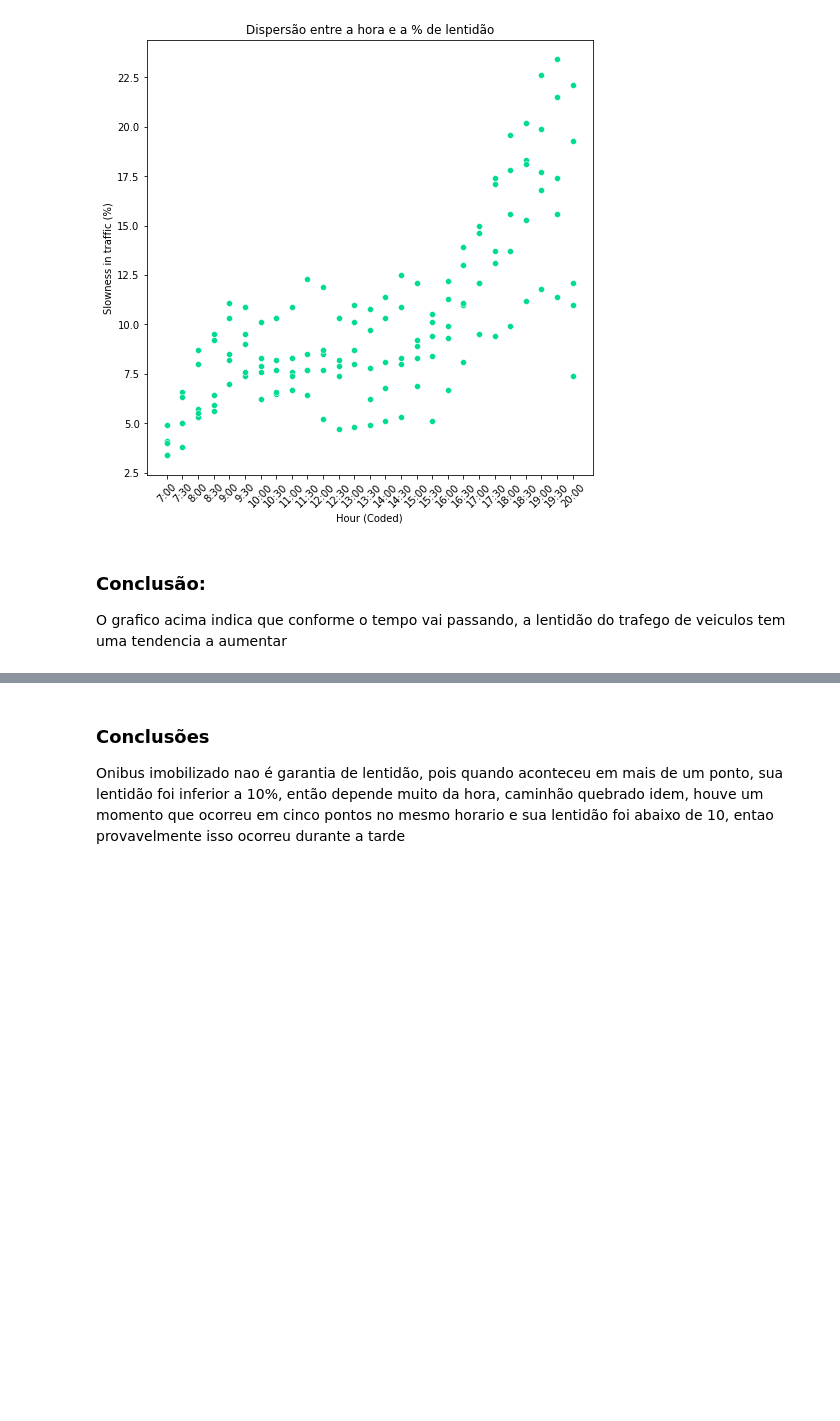
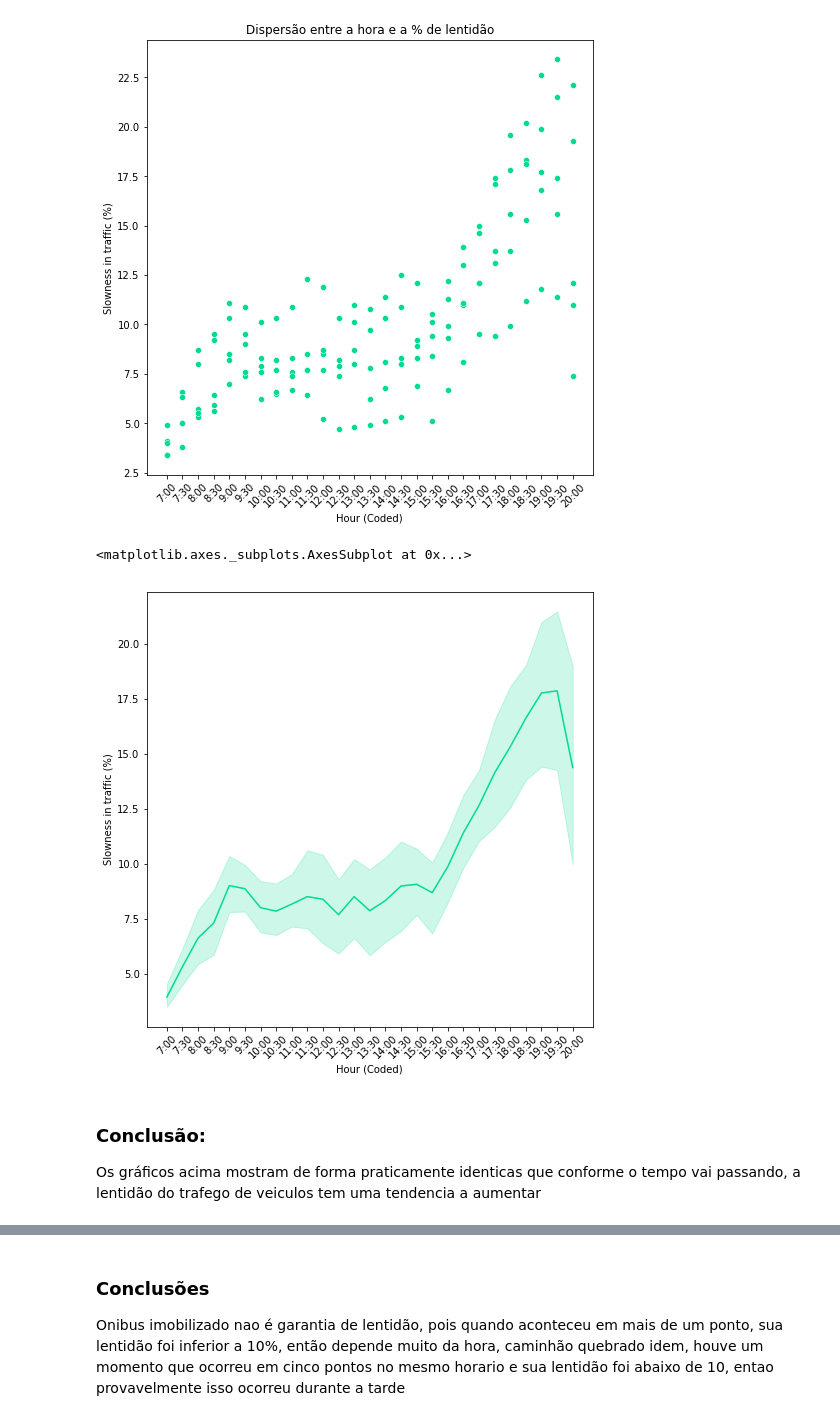
Before and after one commit to opablodantas/SP-Urban-Traffic-Prediction-Research, a Jupyter notebook: BEHAVIOR_URBAN_TRAFFIC.ipynb, the cells around one changed output, grey strips where cells are left out. Drawn from its saved outputs; the diff is of its cells as text; code cells hidden in the pictures; blank space fills up the shorter version.

```diff
--- a/BEHAVIOR_URBAN_TRAFFIC.ipynb
+++ b/BEHAVIOR_URBAN_TRAFFIC.ipynb
@@ -350,9 +350,16 @@ ax = sns.scatterplot(x='Hour (Coded)', y='Slowness in traffic (%)',
                 data=df)
 # %% [output]
 [figure]
+# %%
+plt.figure(figsize = (8,8))
+plt.xticks(rotation = 45)
+sns.lineplot(x = 'Hour (Coded)', y = 'Slowness in traffic (%)', data= df)
+# %% [output]
+<matplotlib.axes._subplots.AxesSubplot at 0x...>
+[figure, added]
 # %% [markdown]
 ### Conclusão:
-O grafico acima indica que conforme o tempo vai passando, a lentidão do trafego de veiculos tem uma tendencia a aumentar
+Os gráficos acima mostram de forma praticamente identicas que conforme o tempo vai passando, a lentidão do trafego de veiculos tem uma tendencia a aumentar
 # %%
 #sns.pairplot(df, hue='Class', markers=["o", "s", "D"])
 # %%
```
Also changed, not shown: parts of 18 cells of this notebook.
